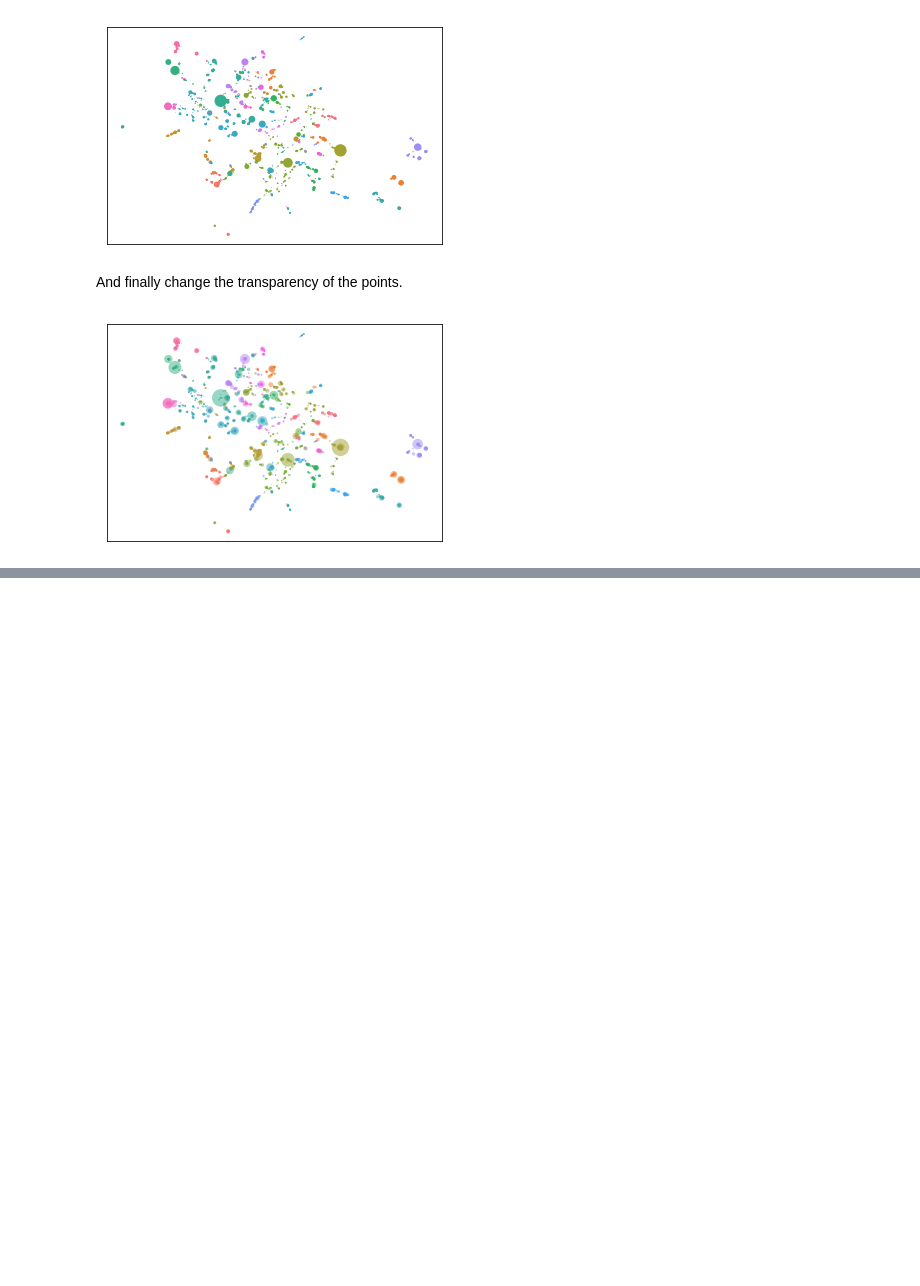
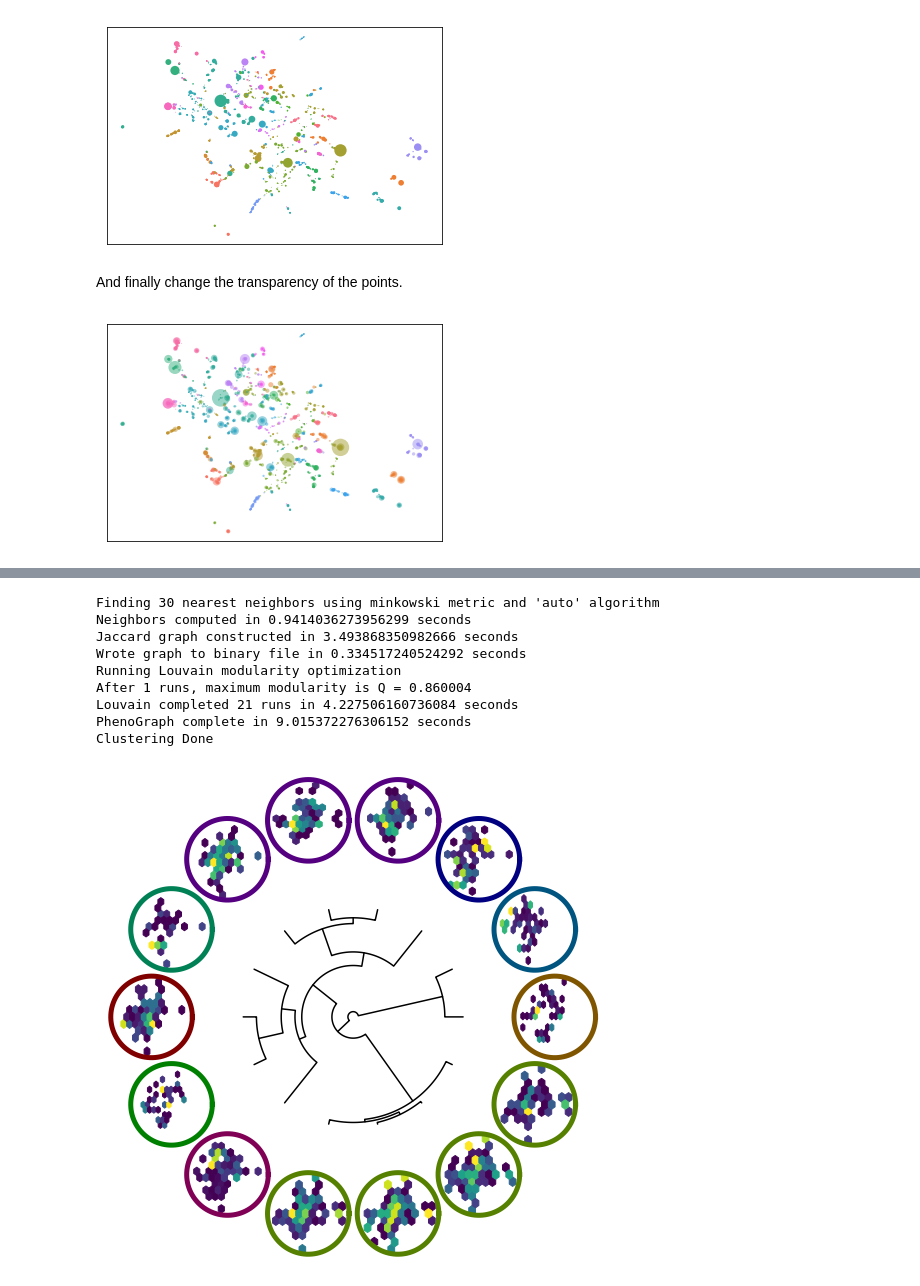
Before and after one commit to sidhomj/DeepTCR, a Jupyter notebook: tutorials/unsupervised/6 - Visualization of Results.ipynb, the cells around one changed output, grey strips where cells are left out. Saved outputs shown, nothing was run; the diff lists cells and outputs as text; code cells hidden in the pictures; blank space fills up the shorter version.

```diff
--- a/tutorials/unsupervised/6 - Visualization of Results.ipynb
+++ b/tutorials/unsupervised/6 - Visualization of Results.ipynb
@@ -74,0 +79,13 @@ DTCRU.UMAP_Plot(Load_Prev_Data=True,by_cluster=True,show_legend=False,freq_weigh
+# %%
+DTCRU.Repertoire_Dendogram(n_jobs=40,distance_metric='KL',dendrogram_radius=0.2,repertoire_radius=0.35)
+# %% [output]
+Finding 30 nearest neighbors using minkowski metric and 'auto' algorithm
+Neighbors computed in 0.9414036273956299 seconds
+Jaccard graph constructed in 3.493868350982666 seconds
+Wrote graph to binary file in 0.334517240524292 seconds
+Running Louvain modularity optimization
+After 1 runs, maximum modularity is Q = 0.860004
+Louvain completed 21 runs in 4.227506160736084 seconds
+PhenoGraph complete in 9.015372276306152 seconds
+Clustering Done
+[figure, added]
```
Also changed, not shown: parts of 5 cells of this notebook.
